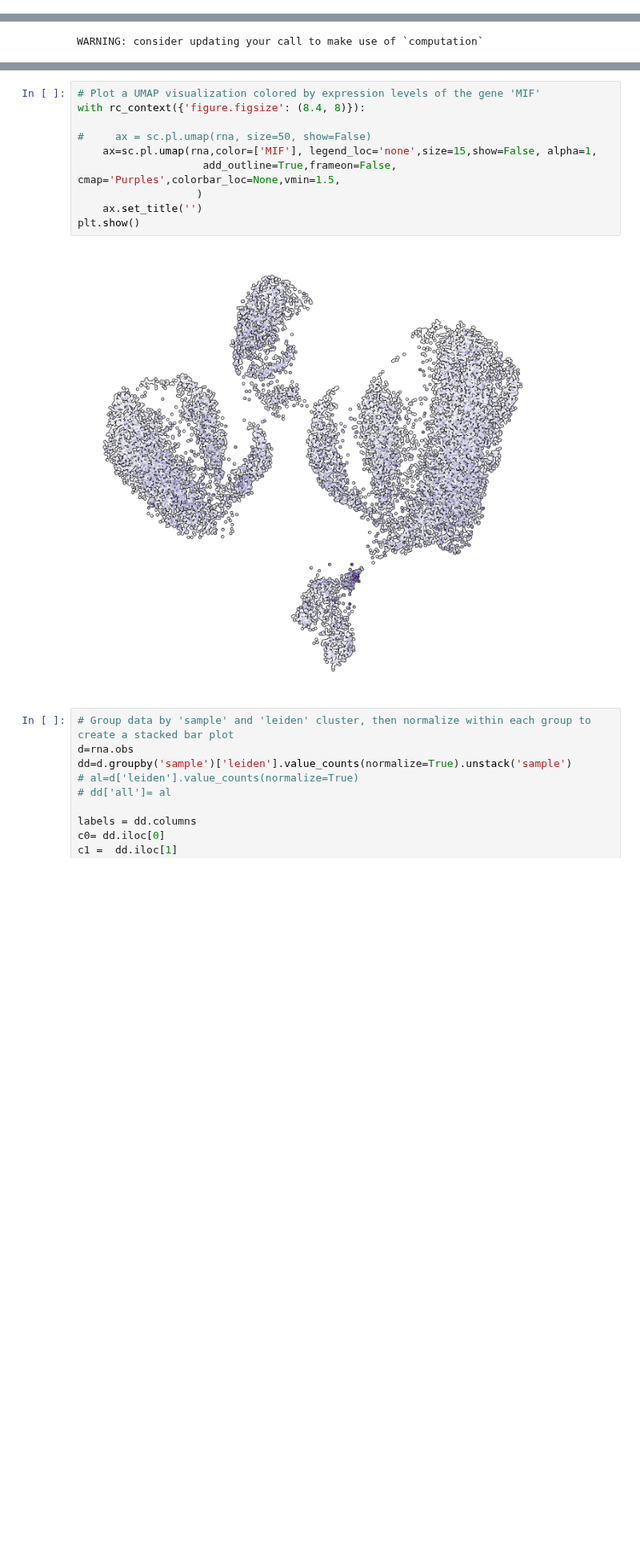
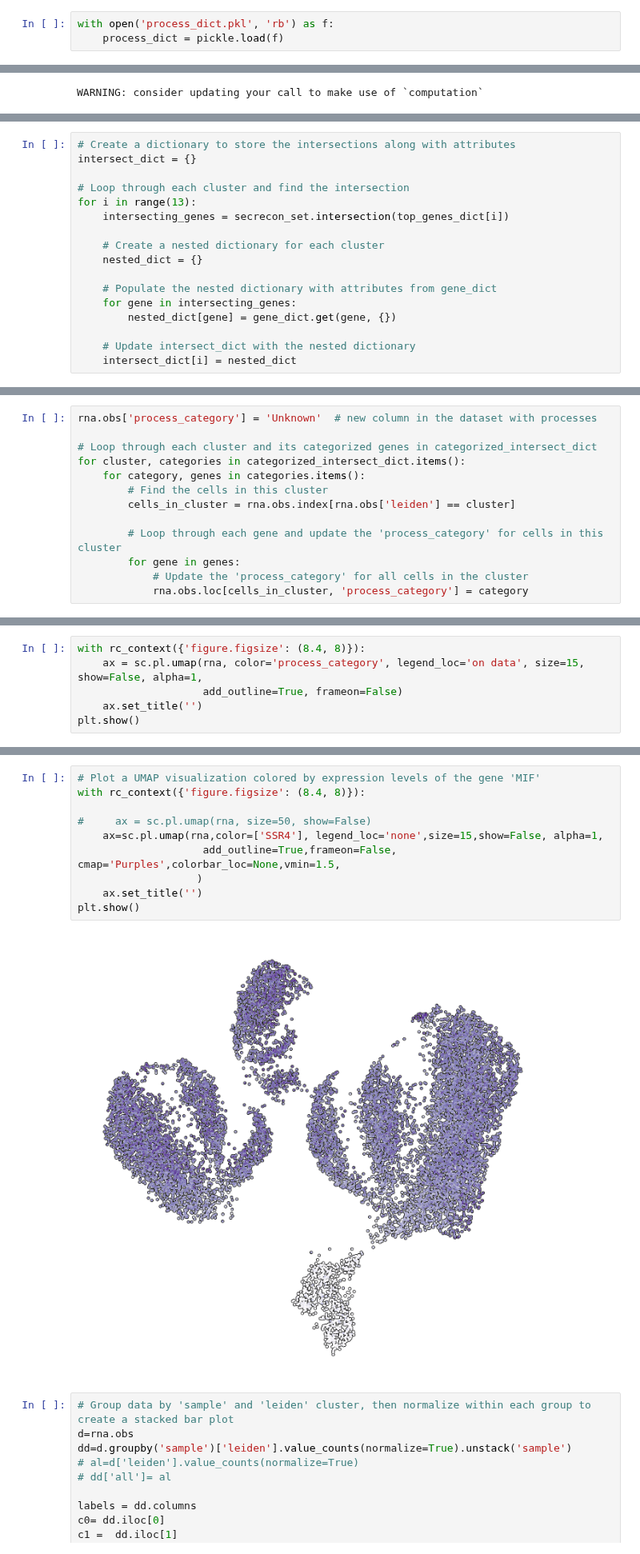
Before and after one commit to pablodig/secRecon-Secretory-Pathway-Reconstruction, a Jupyter notebook: 02 Immunoglobulin Annotation and Visualization.ipynb, the cells around one changed output, grey strips where cells are left out. Shown at 80% size. Drawn from its saved outputs; the diff is of its cells as text; blank space fills up the shorter version.

```diff
--- a/02 Immunoglobulin Annotation and Visualization.ipynb
+++ b/02 Immunoglobulin Annotation and Visualization.ipynb
@@ -13,3 +21,6 @@ from matplotlib.pyplot import rc_context
+# %%
+with open('process_dict.pkl', 'rb') as f:
+    process_dict = pickle.load(f)
 # %%
 # Load preprocessed datasets for three experiments
 exp100=sc.read('exp100.h5',gex_only=False)
@@ -122,0 +148,17 @@ sc.pl.rank_genes_groups(rna, n_genes=30, sharey=False)
+# %%
+# Create a dictionary to store the intersections along with attributes
+intersect_dict = {}
+
+# Loop through each cluster and find the intersection
+for i in range(13):
+    intersecting_genes = secrecon_set.intersection(top_genes_dict[i])
+
+    # Create a nested dictionary for each cluster
+    nested_dict = {}
+
+    # Populate the nested dictionary with attributes from gene_dict
+    for gene in intersecting_genes:
+        nested_dict[gene] = gene_dict.get(gene, {})
+
+    # Update intersect_dict with the nested dictionary
+    intersect_dict[i] = nested_dict
@@ -122,0 +214,13 @@ sc.pl.rank_genes_groups(rna, n_genes=30, sharey=False)
+# %%
+rna.obs['process_category'] = 'Unknown'  # new column in the dataset with processes
+
+# Loop through each cluster and its categorized genes in categorized_intersect_dict
+for cluster, categories in categorized_intersect_dict.items():
+    for category, genes in categories.items():
+        # Find the cells in this cluster
+        cells_in_cluster = rna.obs.index[rna.obs['leiden'] == cluster]
+
+        # Loop through each gene and update the 'process_category' for cells in this cluster
+        for gene in genes:
+            # Update the 'process_category' for all cells in the cluster
+            rna.obs.loc[cells_in_cluster, 'process_category'] = category
@@ -122,0 +243,6 @@ sc.pl.rank_genes_groups(rna, n_genes=30, sharey=False)
+# %%
+with rc_context({'figure.figsize': (8.4, 8)}):
+    ax = sc.pl.umap(rna, color='process_category', legend_loc='on data', size=15, show=False, alpha=1,
+                    add_outline=True, frameon=False)
+    ax.set_title('')
+plt.show()
@@ -123,15 +271,15 @@ sc.pl.rank_genes_groups(rna, n_genes=30, sharey=False)
 # %%
 # Plot a UMAP visualization colored by expression levels of the gene 'MIF'
 with rc_context({'figure.figsize': (8.4, 8)}):
 
 #     ax = sc.pl.umap(rna, size=50, show=False)
-    ax=sc.pl.umap(rna,color=['MIF'], legend_loc='none',size=15,show=False, alpha=1,
+    ax=sc.pl.umap(rna,color=['SSR4'], legend_loc='none',size=15,show=False, alpha=1,
                     add_outline=True,frameon=False, cmap='Purples',colorbar_loc=None,vmin=1.5,
                    )
     ax.set_title('')
 plt.show()
 # %% [output]
-[figure, old version]
+[figure, new version]
 # %%
 # Group data by 'sample' and 'leiden' cluster, then normalize within each group to create a stacked bar plot
 d=rna.obs
```
Also changed, not shown: parts of 9 cells of this notebook, 3 other files.
